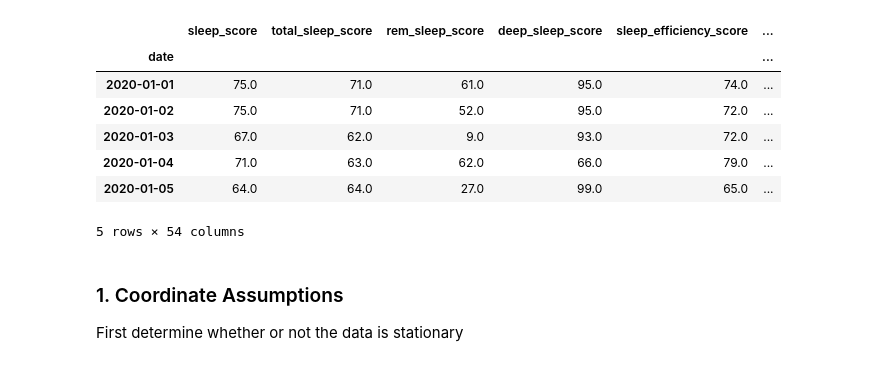
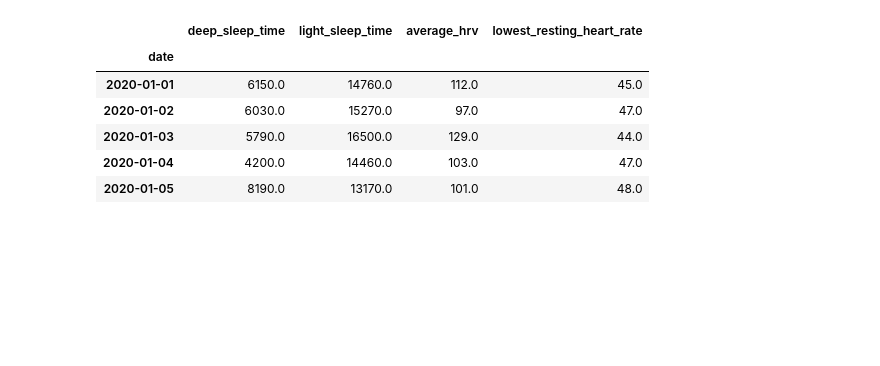
Before and after one commit to jthk1618/coffee-hypothesis, a Jupyter notebook: hrv_arima.ipynb, the cells around one changed output. Cells and saved outputs as stored; diff of their text form; code cells hidden in the pictures; blank space fills up the shorter version.

```diff
--- a/hrv_arima.ipynb
+++ b/hrv_arima.ipynb
@@ -42,19 +50,28 @@ Exmaple 2
 # %%
 import numpy as np
 import pandas as pd
+import json
+import matplotlib.pyplot as plt
+
+variables_of_interest = [
+    "deep_sleep_time",
+    "light_sleep_time",
+    "average_hrv",
+    "lowest_resting_heart_rate",
+]
 # %%
 # --- Get Oura Data
 
 df = pd.read_csv("data/oura_clean.csv")
 df.drop("Unnamed: 0", axis=1, inplace=True)
 df.set_index('date', inplace=True)
+df = df[variables_of_interest]
 display(df.head())
 # %% [output]
-|  | sleep_score | total_sleep_score | rem_sleep_score | deep_sleep_score | sleep_efficiency_score | ... |
-| date |  |  |  |  |  | ... |
-| 2020-01-01 | 75.0 | 71.0 | 61.0 | 95.0 | 74.0 | ... |
-| 2020-01-02 | 75.0 | 71.0 | 52.0 | 95.0 | 72.0 | ... |
-| 2020-01-03 | 67.0 | 62.0 | 9.0 | 93.0 | 72.0 | ... |
-| 2020-01-04 | 71.0 | 63.0 | 62.0 | 66.0 | 79.0 | ... |
-| 2020-01-05 | 64.0 | 64.0 | 27.0 | 99.0 | 65.0 | ... |
+|  | deep_sleep_time | light_sleep_time | average_hrv | lowest_resting_heart_rate |
+| date |  |  |  |  |
+| 2020-01-01 | 6150.0 | 14760.0 | 112.0 | 45.0 |
+| 2020-01-02 | 6030.0 | 15270.0 | 97.0 | 47.0 |
+| 2020-01-03 | 5790.0 | 16500.0 | 129.0 | 44.0 |
+| 2020-01-04 | 4200.0 | 14460.0 | 103.0 | 47.0 |
+| 2020-01-05 | 8190.0 | 13170.0 | 101.0 | 48.0 |
-5 rows × 54 columns
@@ -67,4 +77,0 @@ variables_of_interst = [
-# %% [markdown]
-### 1. Coordinate Assumptions
-
-First determine whether or not the data is stationary
```
Also changed, not shown: parts of 13 cells of this notebook, 1 other file.
